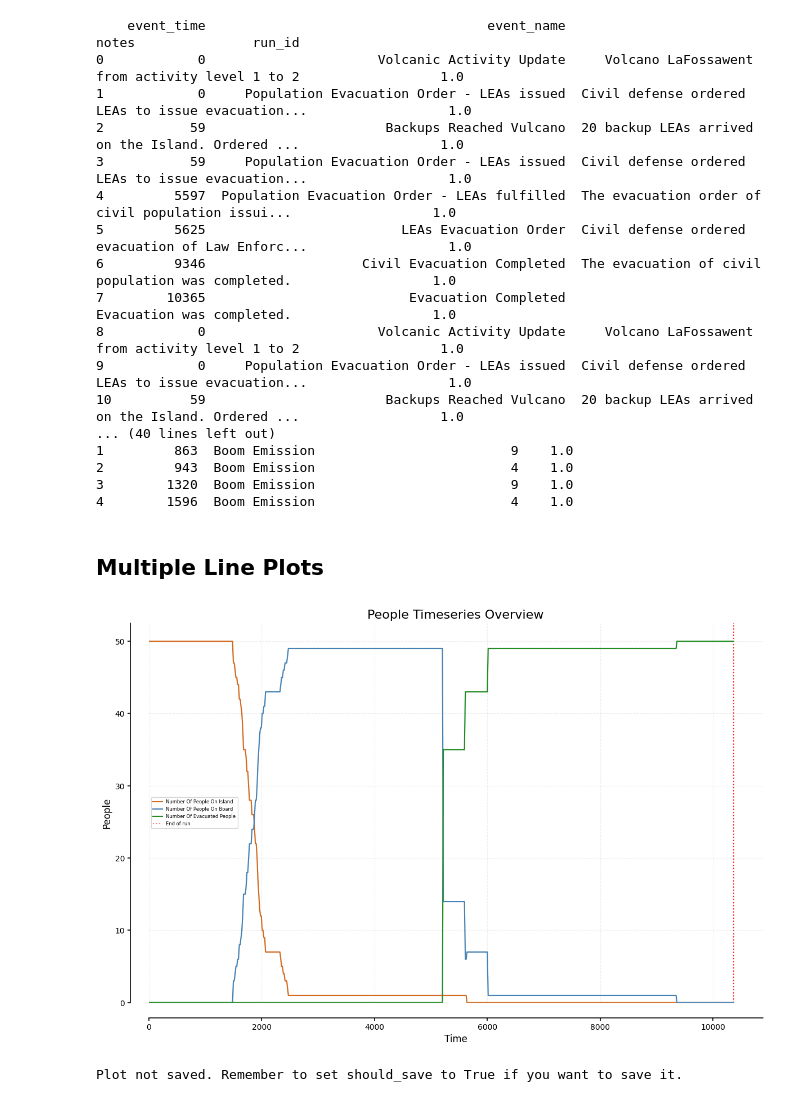
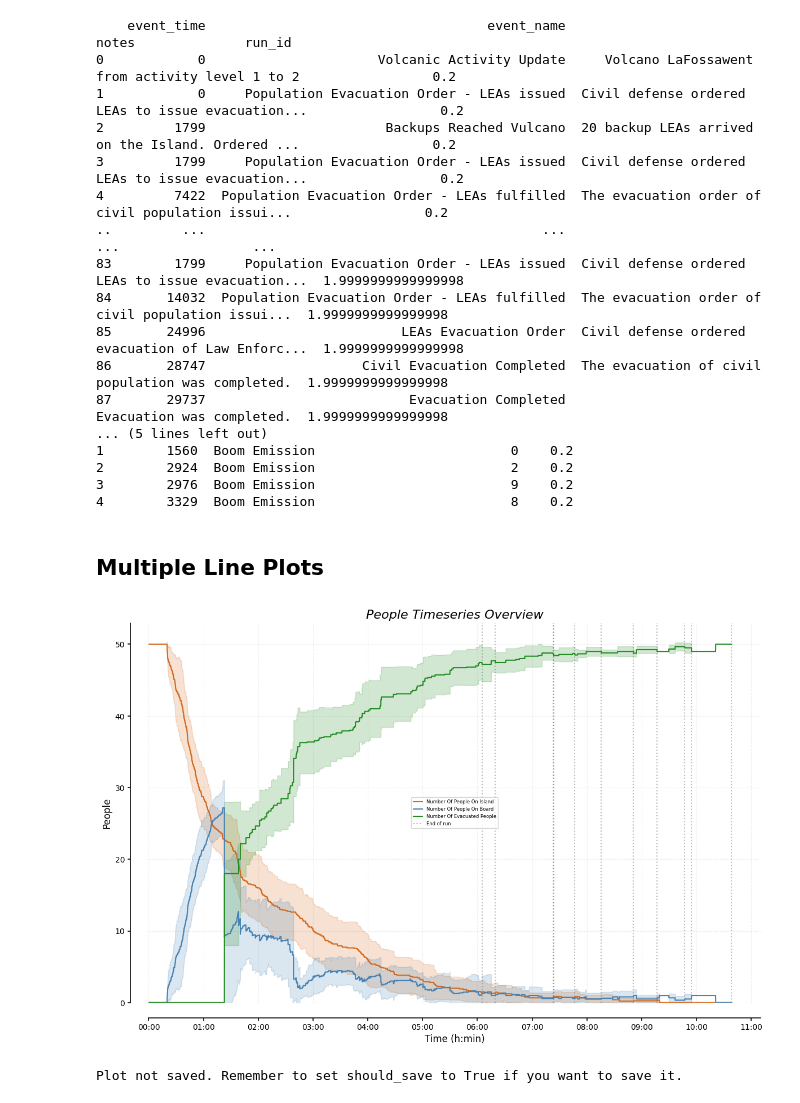
Before and after one commit to erriho/Vulcano_Evacuation_ABM, a Jupyter notebook: results_analysis/multiple_runs.ipynb, the cells around one changed output. Drawn from its saved outputs; the diff is of its cells as text; code cells hidden in the pictures.

```diff
--- a/results_analysis/multiple_runs.ipynb
+++ b/results_analysis/multiple_runs.ipynb
@@ -9,8 +11,12 @@ from utils.plotTools import saving_manager
 # %%
 experiment_id = 'No_ITAlert'
 ## importing simulation results
-results_dir = r'..\results'
+results_dir = r'..\results\prova 4'
 plot_dir = fr'..\plots\{experiment_id}'
+
+should_save = False
+
+time_format = 'hh:mm' #'default', 'hh:mm', 'hh mm', r'hh\nmm'
 # %%
 all_data_temporal = []
 all_data_simulation = []
@@ -79,23 +84,23 @@ with pd.option_context('display.width', 1000, 'display.max_columns', None):
 with pd.option_context('display.width', 1000, 'display.max_columns', None):
     print(volcanic_df.head())
 # %% [output]
-    event_time                                    event_name                                              notes               run_id
-0            0                      Volcanic Activity Update     Volcano LaFossawent from activity level 1 to 2                  1.0
-1            0     Population Evacuation Order - LEAs issued  Civil defense ordered LEAs to issue evacuation...                  1.0
-2           59                       Backups Reached Vulcano  20 backup LEAs arrived on the Island. Ordered ...                  1.0
-3           59     Population Evacuation Order - LEAs issued  Civil defense ordered LEAs to issue evacuation...                  1.0
-4         5597  Population Evacuation Order - LEAs fulfilled  The evacuation order of civil population issui...                  1.0
-5         5625                         LEAs Evacuation Order  Civil defense ordered evacuation of Law Enforc...                  1.0
-6         9346                    Civil Evacuation Completed  The evacuation of civil population was completed.                  1.0
-7        10365                          Evacuation Completed                          Evacuation was completed.                  1.0
-8            0                      Volcanic Activity Update     Volcano LaFossawent from activity level 1 to 2                  1.0
-9            0     Population Evacuation Order - LEAs issued  Civil defense ordered LEAs to issue evacuation...                  1.0
-10          59                       Backups Reached Vulcano  20 backup LEAs arrived on the Island. Ordered ...                  1.0
-... (40 lines left out)
-1         863  Boom Emission                         9    1.0
-2         943  Boom Emission                         4    1.0
-3        1320  Boom Emission                         9    1.0
-4        1596  Boom Emission                         4    1.0
+    event_time                                    event_name                                              notes              run_id
+0            0                      Volcanic Activity Update     Volcano LaFossawent from activity level 1 to 2                 0.2
+1            0     Population Evacuation Order - LEAs issued  Civil defense ordered LEAs to issue evacuation...                 0.2
+2         1799                       Backups Reached Vulcano  20 backup LEAs arrived on the Island. Ordered ...                 0.2
+3         1799     Population Evacuation Order - LEAs issued  Civil defense ordered LEAs to issue evacuation...                 0.2
+4         7422  Population Evacuation Order - LEAs fulfilled  The evacuation order of civil population issui...                 0.2
+..         ...                                           ...                                                ...                 ...
+83        1799     Population Evacuation Order - LEAs issued  Civil defense ordered LEAs to issue evacuation...  1.9999999999999998
+84       14032  Population Evacuation Order - LEAs fulfilled  The evacuation order of civil population issui...  1.9999999999999998
+85       24996                         LEAs Evacuation Order  Civil defense ordered evacuation of Law Enforc...  1.9999999999999998
+86       28747                    Civil Evacuation Completed  The evacuation of civil population was completed.  1.9999999999999998
+87       29737                          Evacuation Completed                          Evacuation was completed.  1.9999999999999998
+... (5 lines left out)
+1        1560  Boom Emission                         0    0.2
+2        2924  Boom Emission                         2    0.2
+3        2976  Boom Emission                         9    0.2
+4        3329  Boom Emission                         8    0.2
 # %%
 series_color = {
     "nb_humans_on_island": "#A52A2A",
@@ -154,19 +166,19 @@ multiple_line_plots_dict = {
         'filename': "LEAs_timeseries_overview",
         'ylabel': "Law Enforcement Agents",
     },
-    # 'emotional_overview': {
-    #     'columns': ['nb_LEAs_on_island', 'nb_LEAs_on_board', 'nb_evacuated_LEAs'],
-    #     'title': "Emotional Timeseries Overview",
-    #     'filename': "emotion_timeseries_overview",
-    #     'ylabel': "Law Enforcement Agents",
-    # },
+    'evacuation_order_progress': {
+        'columns': ['nb_people_warned'],
+        'title': "Evacuation Order Progress",
+        'filename': "evacuation_order_progress",
+        'ylabel': "Warned People",
+    },
+
 }
 
 selected_plot = 'people_overview'
 make_it_fancy = True
 
 plot_dict = multiple_line_plots_dict[selected_plot]
-
 columns_to_plot = plot_dict['columns']
 
 plot_df = temporal_df.groupby('time')[columns_to_plot].agg(['mean', 'std']).reset_index()
@@ -188,35 +200,42 @@ for column in columns_to_plot:
 first_line = True
 for run_id, max_time in df_max_time.items():
     if first_line:
         plt.axvline(x=max_time, color=end_of_run_color, linestyle=':', alpha = 0.5, label=f'End of run', zorder=1)
         first_line = False
     else:
         plt.axvline(x=max_time, color=end_of_run_color, linestyle=':', alpha = 0.5, zorder=1)
 
 plt.xlim(0, temporal_df['time'].max()*1.05)
 plt.ylim(0)
 plt.legend(fontsize=6)
-plt.title(plot_dict['title'], fontsize=16)
-plt.xlabel('Time', fontsize=12)
+plt.title(plot_dict['title'], fontsize=16, fontstyle='italic')
+ax = plt.gca()
+format_time_label(ax, fontsize=12, format=time_format)
 plt.ylabel(plot_dict['ylabel'], fontsize=12)
 plt.grid(True, linestyle='--', alpha=0.2)
+
+
+time_formatter = lambda t, pos: format_time(t, format=time_format)
+ax.xaxis.set_major_formatter(mticker.FuncFormatter(time_formatter))
+tick_interval = 3600
+ax.xaxis.set_major_locator(mticker.MultipleLocator(tick_interval))
 
 if make_it_fancy:
     ax = plt.gca()
     ax.spines['right'].set_color('none')
     ax.spines['top'].set_color('none')
     ax.xaxis.set_ticks_position('bottom')
     ax.yaxis.set_ticks_position('left')
     ax.spines['bottom'].set_position(('axes', -0.04))
     ax.spines['left'].set_position(('axes', -0.03))
 plt.tight_layout()
 
 if make_it_fancy:
     plot_filename=plot_dict['filename'] + "_fancy.png"
 else:
     plot_filename=plot_dict['filename'] + ".png"
 plot_filepath=os.path.join(plot_dir, plot_filename)
-saving_manager(should_save=False, save_path=plot_filepath, should_show=True)
+saving_manager(should_save=should_save, save_path=plot_filepath, should_show=True)
 # %% [output]
-[figure, old version]
+[figure, new version]
 Plot not saved. Remember to set should_save to True if you want to save it.
```
Also changed, not shown: parts of 10 cells of this notebook, 4 other files.
